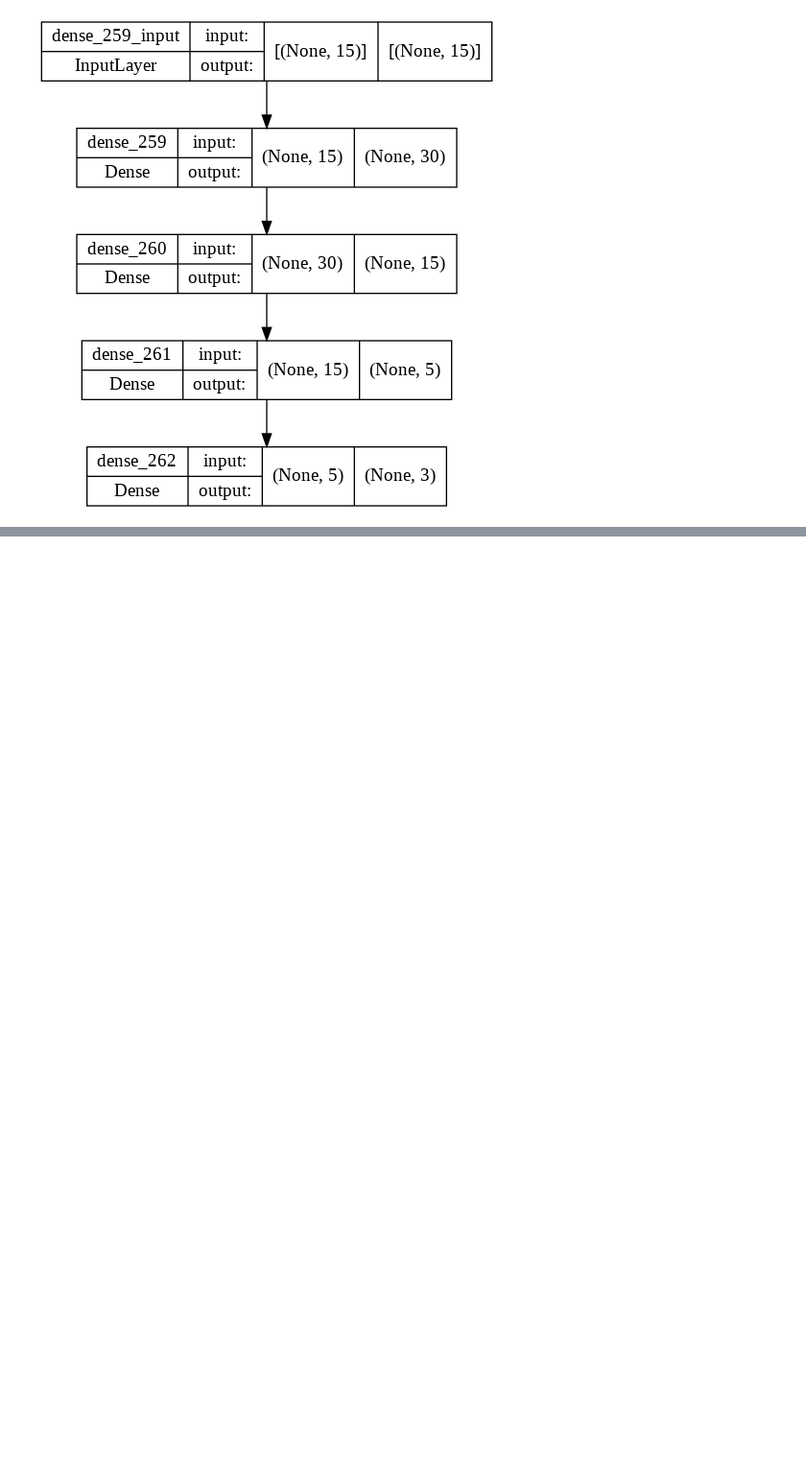
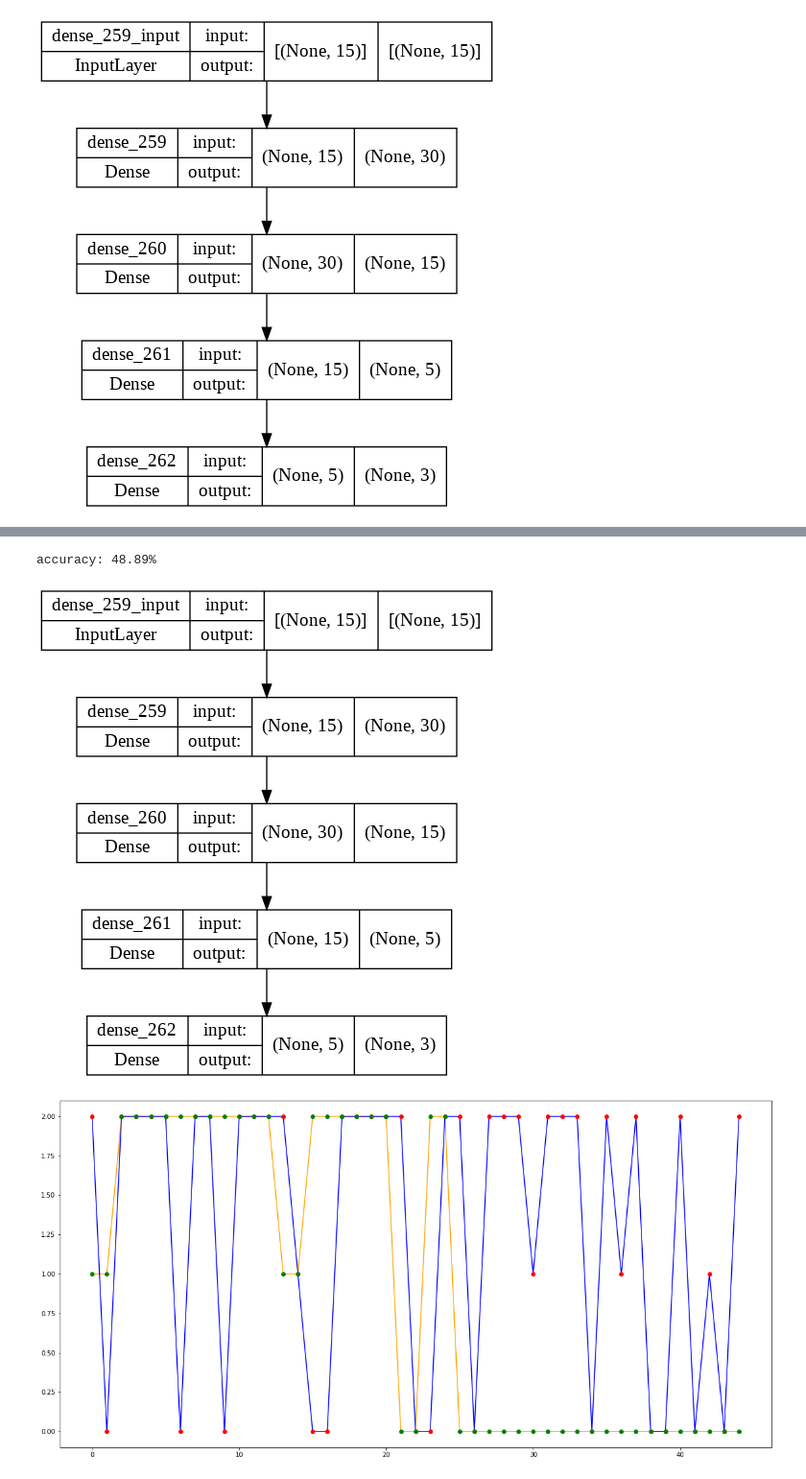
Before and after one commit to Sofil1886/Finance, a Jupyter notebook: Модели_(LSTM_и_FFN).ipynb, the cells around one changed output, grey strips where cells are left out. Shown at 96% size. Drawn from its saved outputs; the diff is of its cells as text; code cells hidden in the pictures; blank space fills up the shorter version.

```diff
--- a/Модели_(LSTM_и_FFN).ipynb
+++ b/Модели_(LSTM_и_FFN).ipynb
@@ -1560,0 +1684,34 @@ accuracy: 48.89%
+# %%
+                                                  # FFN_3 модель. Предсказание движения цены закрытия
+
+# Загрузка модели и присвоение ей сохраненных весов
+FFN_3_json_file = open('FFN_3_1.json', 'r')
+FFN_3_loaded_model_json = FFN_3_json_file.read()
+json_file.close()
+loaded_FFN_3 = model_from_json(FFN_3_loaded_model_json)
+loaded_FFN_3.load_weights("FFN_3_1_weights.h5")
+
+
+
+# оценка загруженной модели на тестовых данных
+loaded_FFN_3.compile(loss='CategoricalCrossentropy',
+                     optimizer=keras.optimizers.Adam(learning_rate=0.0001), metrics=['accuracy'])                   # сбор сохраненной модели
+score = loaded_FFN_3.evaluate(test_X_sc_array, test_y_bin, verbose=0)                                               # оценка сохраненной модели
+print("%s: %.2f%%" % (loaded_FFN_3.metrics_names[1], score[1]*100))
+
+prediction_movement = np.argmax(loaded_FFN_3.predict(test_X_sc_array),axis=1)
+
+# График сравнения предсказаний и фактических данных
+x = range(np.array(test_y).shape[0])
+plt.figure(figsize=(20,10))
+plt.plot(prediction_movement, color='orange', label='pred')
+plt.plot(np.array(test_y), color='blue', label='true')
+plt.plot(x, np.array(test_y), 'o', color='red')                                  #Синяя линия - фактические значения
+plt.plot(x, prediction_movement, 'o', color='green')            #Желтая линия - предсказание
+
+# Визуализация построенной модели
+plot_model(loaded_FFN_3, to_file='FFN_3_1.png', show_shapes=True, show_layer_names=True)
+# %% [output]
+accuracy: 48.89%
+[figure, added]
+[figure, added]
```
Also changed, not shown: parts of 11 cells of this notebook.
